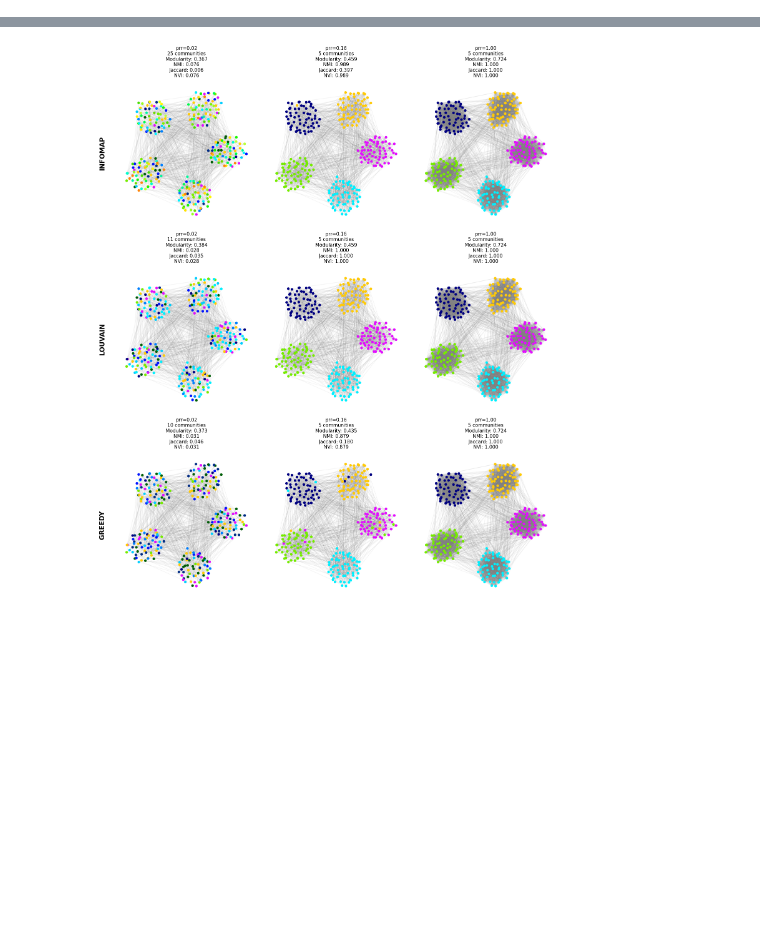
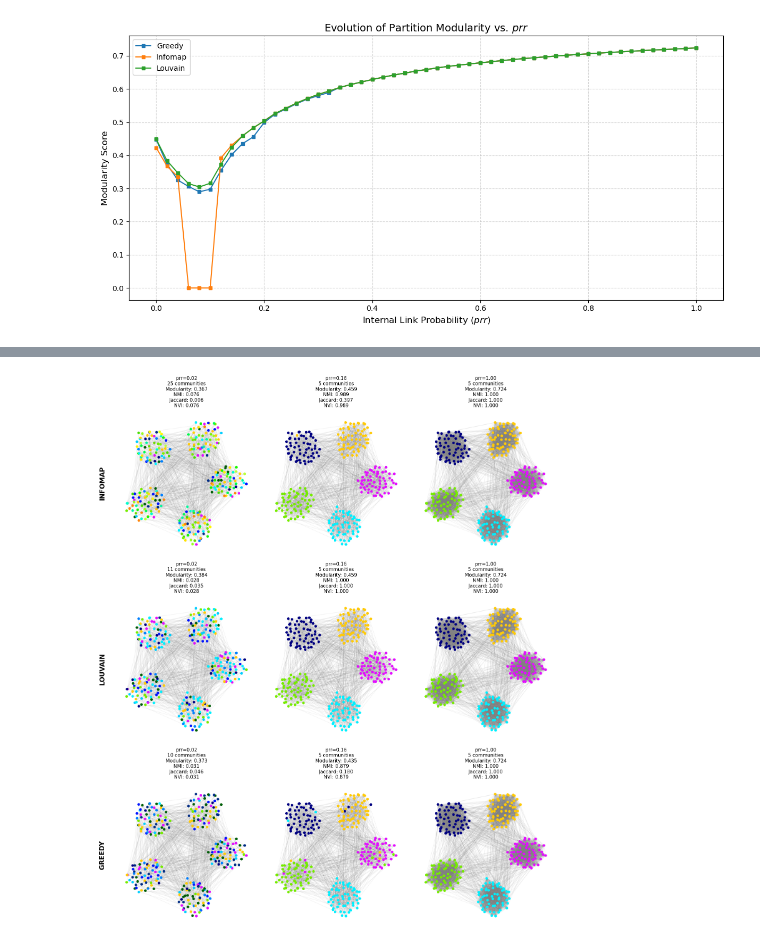
Before and after one commit to sarmijavier/complex_networks_assigments, a Jupyter notebook: activity_2/a2_part_1_synyhetic_networks.ipynb, the cells around one changed output, grey strips where cells are left out. Cells and saved outputs as stored; diff of their text form; code cells hidden in the pictures; blank space fills up the shorter version.

```diff
--- a/activity_2/a2_part_1_synyhetic_networks.ipynb
+++ b/activity_2/a2_part_1_synyhetic_networks.ipynb
@@ -156,0 +166,16 @@ Processing: greedy...
+# %%
+# Plot 2: Modularity
+plt.figure(figsize=(12, 6))
+for algo, group in df_sorted.groupby('algo'):
+    plt.plot(group['prr'], group['modularity'],
+             label=algo.capitalize(), marker='s', markersize=4, linewidth=1.5)
+
+plt.title('Evolution of Partition Modularity vs. $prr$', fontsize=14)
+plt.xlabel('Internal Link Probability ($prr$)', fontsize=12)
+plt.ylabel('Modularity Score', fontsize=12)
+plt.grid(True, which='both', linestyle='--', alpha=0.5)
+plt.legend(loc='best')
+plt.tight_layout()
+plt.show()
+# %% [output]
+[figure, added]
```
Also changed, not shown: parts of 5 cells of this notebook, 1 other file.
